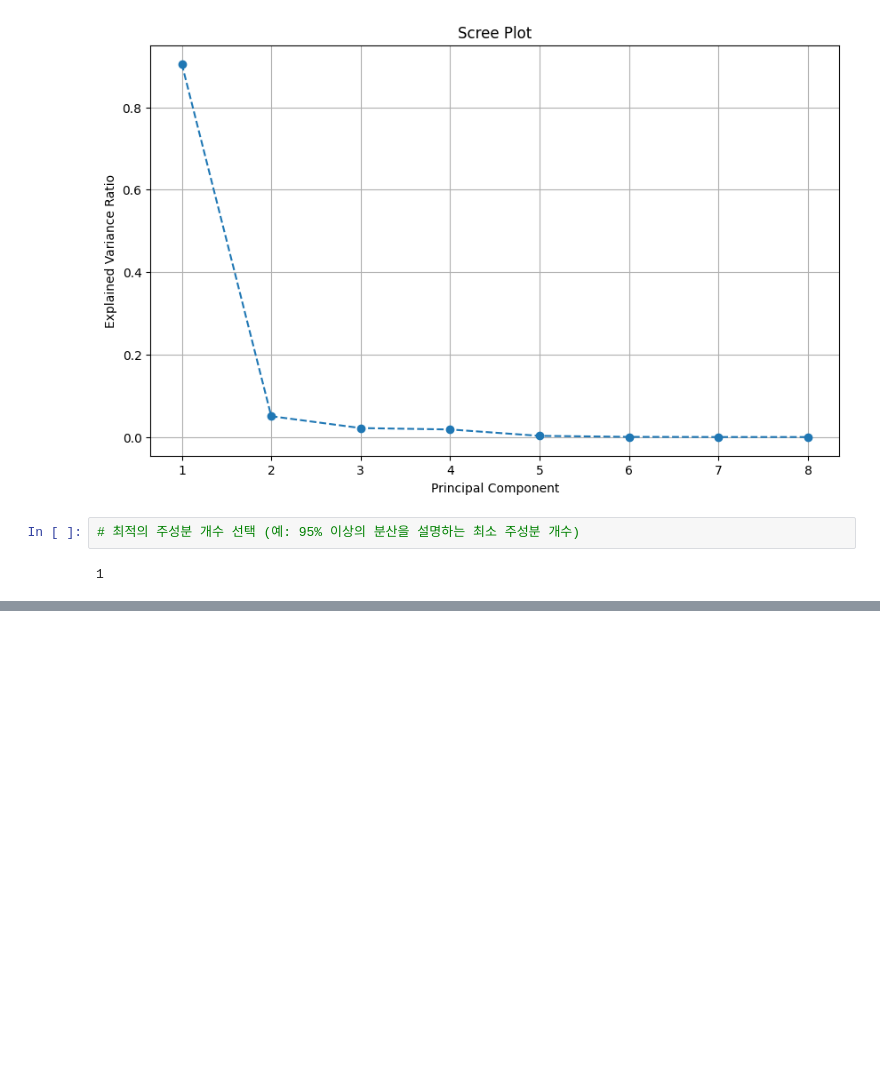
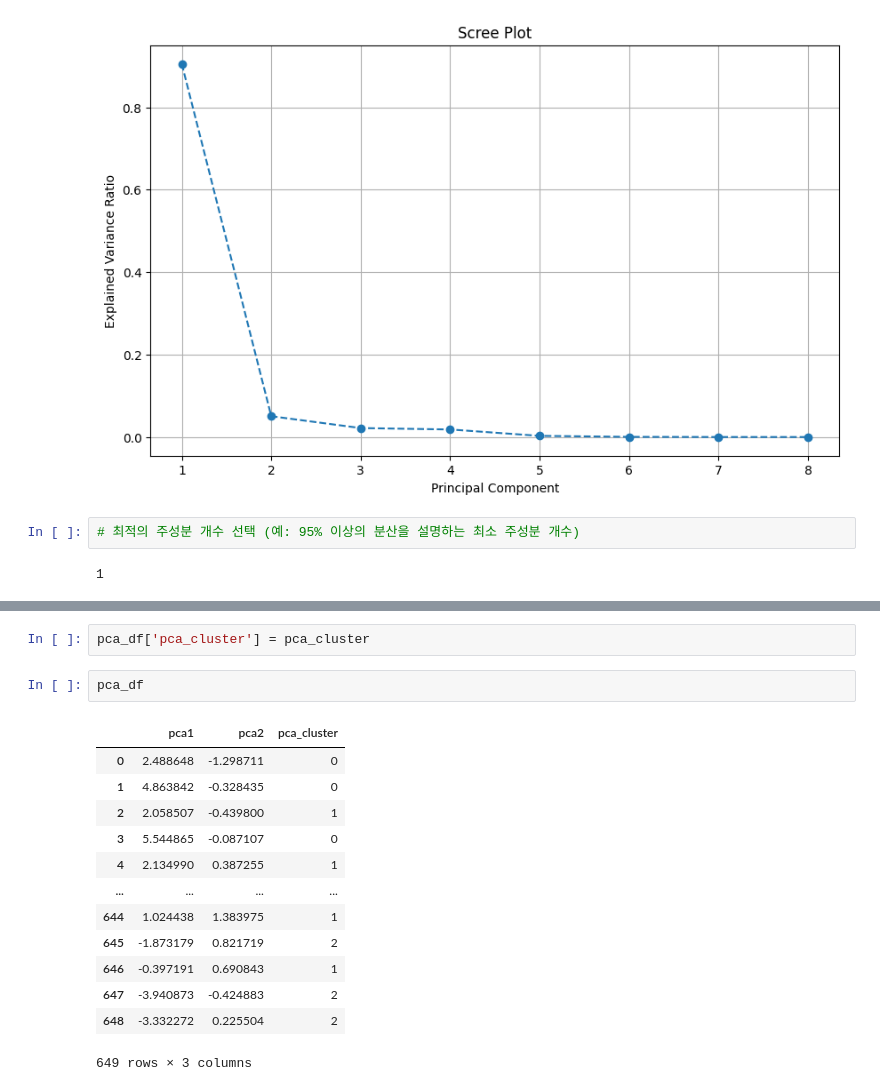
Before and after one commit to jiminxchris/pythonmlproject20260424, a Jupyter notebook: 06_군집_baseball_player_clustering.ipynb, the cells around one changed output, grey strips where cells are left out. Saved outputs shown, nothing was run; the diff lists cells and outputs as text; blank space fills up the shorter version.

```diff
--- a/06_군집_baseball_player_clustering.ipynb
+++ b/06_군집_baseball_player_clustering.ipynb
@@ -421,0 +482,18 @@ k = 4
+# %%
+pca_df['pca_cluster'] = pca_cluster
+# %%
+pca_df
+# %% [output]
+|  | pca1 | pca2 | pca_cluster |
+| 0 | 2.488648 | -1.298711 | 0 |
+| 1 | 4.863842 | -0.328435 | 0 |
+| 2 | 2.058507 | -0.439800 | 1 |
+| 3 | 5.544865 | -0.087107 | 0 |
+| 4 | 2.134990 | 0.387255 | 1 |
+| ... | ... | ... | ... |
+| 644 | 1.024438 | 1.383975 | 1 |
+| 645 | -1.873179 | 0.821719 | 2 |
+| 646 | -0.397191 | 0.690843 | 1 |
+| 647 | -3.940873 | -0.424883 | 2 |
+| 648 | -3.332272 | 0.225504 | 2 |
+649 rows × 3 columns
```
Also changed, not shown: parts of 18 cells of this notebook, 3 other files.
